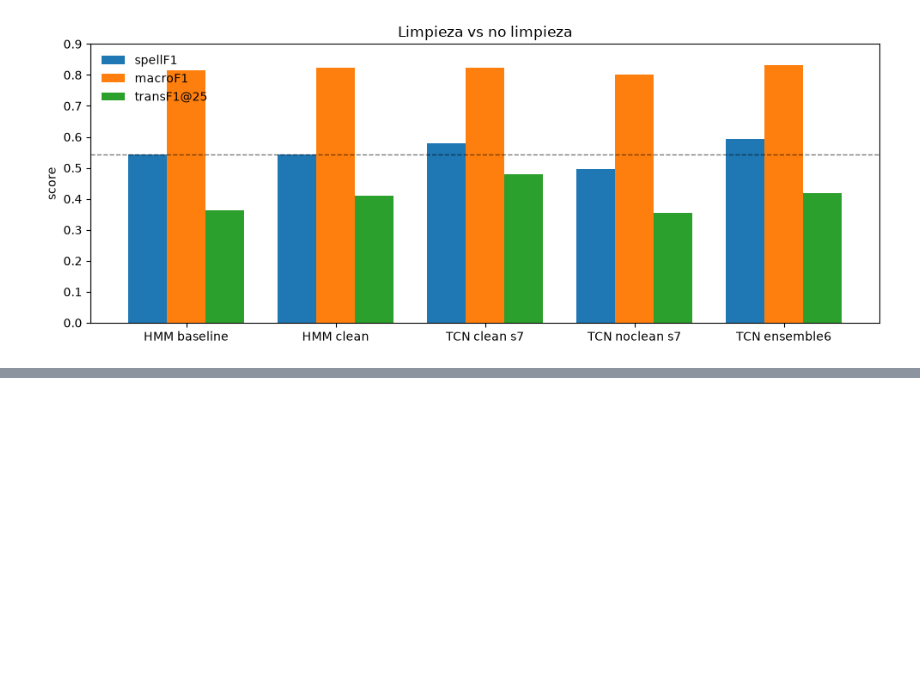
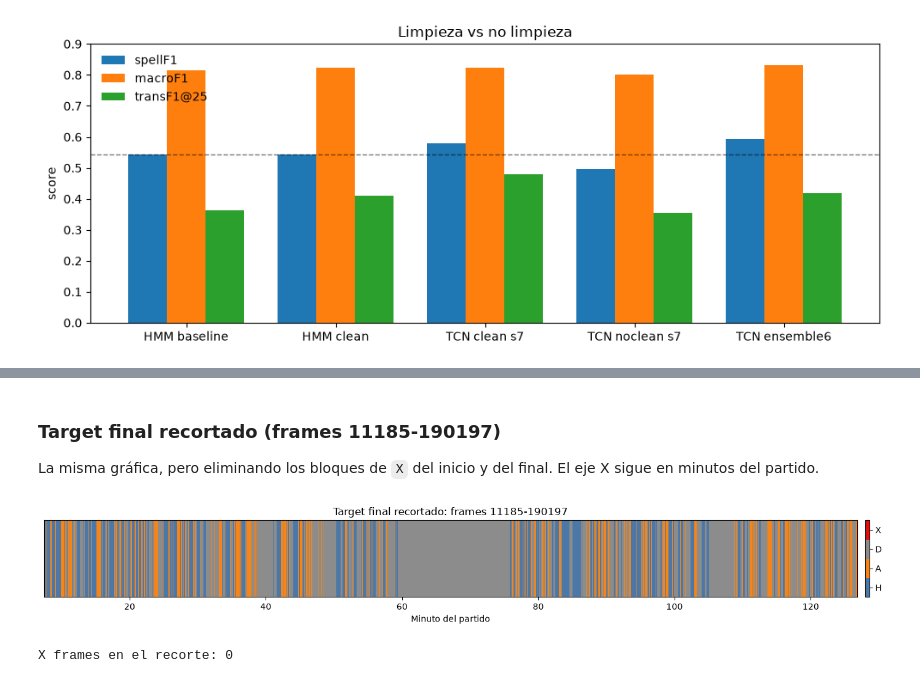
Before and after one commit to Camgomocod/more-than-a-hack-2027, a Jupyter notebook: models/ball_clean_ensemble/clean_vs_noclean.ipynb, the cells around one changed output, grey strips where cells are left out. Drawn from its saved outputs; the diff is of its cells as text; code cells hidden in the pictures; blank space fills up the shorter version.

```diff
--- a/models/ball_clean_ensemble/clean_vs_noclean.ipynb
+++ b/models/ball_clean_ensemble/clean_vs_noclean.ipynb
@@ -173,0 +223,35 @@ plt.show()
+# %% [markdown]
+### Target final recortado (frames 11185-190197)
+
+La misma gráfica, pero eliminando los bloques de `X` del inicio y del final. El eje X sigue en minutos del partido.
+# %%
+crop_start = 11185
+crop_stop = 190197
+crop_codes = final_codes[crop_start:crop_stop]
+crop_start_min = crop_start / pm.FPS / 60.0
+crop_stop_min = crop_stop / pm.FPS / 60.0
+
+fig, ax = plt.subplots(figsize=(14, 2.2))
+image = ax.imshow(
+    crop_codes[None, :],
+    aspect="auto",
+    interpolation="nearest",
+    origin="lower",
+    extent=[crop_start_min, crop_stop_min, 0, 1],
+    cmap=full_cmap,
+    vmin=-0.5,
+    vmax=3.5,
+)
+ax.set_yticks([])
+ax.set_xlim(crop_start_min, crop_stop_min)
+ax.set_xlabel("Minuto del partido")
+ax.set_title("Target final recortado: frames 11185-190197")
+cbar = fig.colorbar(image, ax=ax, ticks=[0, 1, 2, 3], pad=0.01, fraction=0.02)
+cbar.ax.set_yticklabels(list(pm.LABELS))
+plt.tight_layout()
+plt.show()
+
+print("X frames en el recorte: {}".format(int((crop_codes == pm.X).sum())))
+# %% [output]
+[figure, added]
+X frames en el recorte: 0
```
Also changed, not shown: parts of 7 cells of this notebook, 5 other files.
